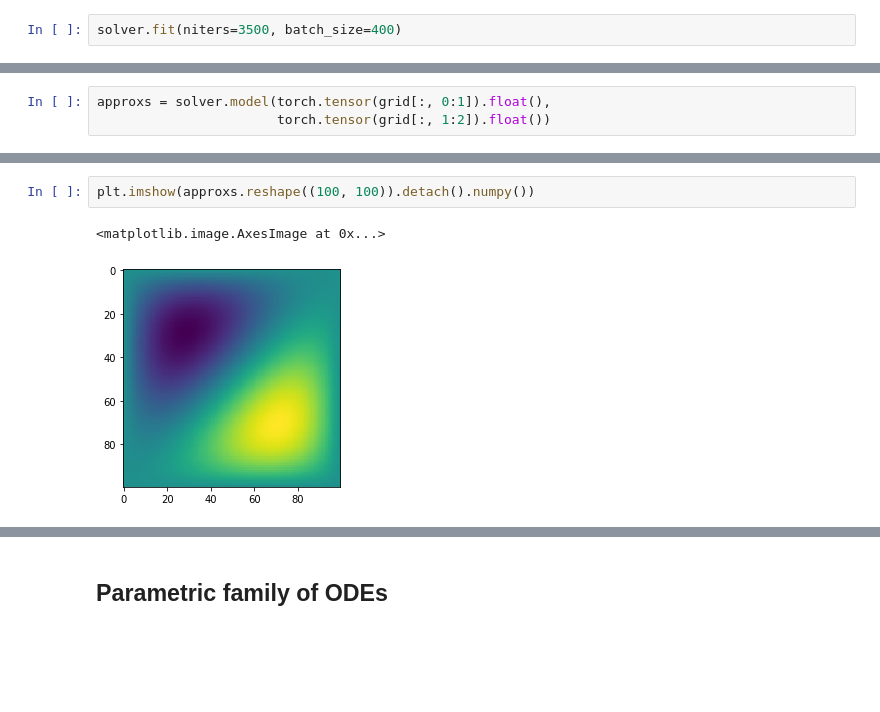
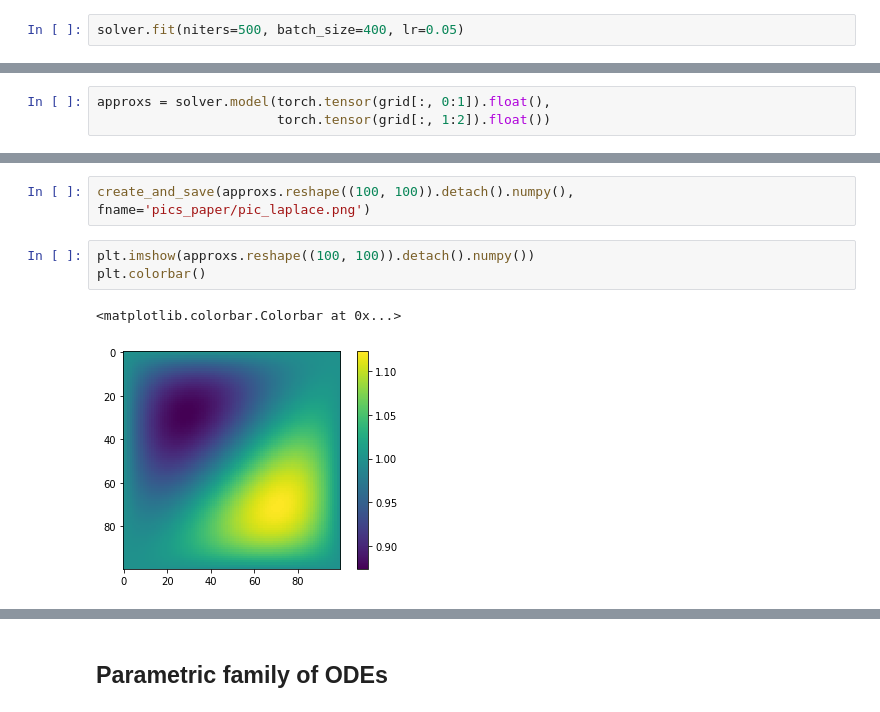
Before and after one commit to analysiscenter/pydens, a Jupyter notebook: examples/_torch_examples.ipynb, the cells around one changed output, grey strips where cells are left out. Cells and saved outputs as stored; diff of their text form; blank space fills up the shorter version.

```diff
--- a/examples/_torch_examples.ipynb
+++ b/examples/_torch_examples.ipynb
@@ -38,7 +79,7 @@ def pde(f, x, y):
 # %%
 solver = Solver(pde, ndims=2, boundary_condition=1)
 # %%
-solver.fit(niters=3500, batch_size=400)
+solver.fit(niters=500, batch_size=400, lr=0.05)
 # %%
 def cart_prod(*arrs):
     """ Get array of cartesian tuples from arbitrary number of arrays.
@@ -54,5 +141,8 @@ approxs = solver.model(torch.tensor(grid[:, 0:1]).float(),
+# %%
+create_and_save(approxs.reshape((100, 100)).detach().numpy(), fname='pics_paper/pic_laplace.png')
 # %%
 plt.imshow(approxs.reshape((100, 100)).detach().numpy())
+plt.colorbar()
 # %% [output]
-<matplotlib.image.AxesImage at 0x...>
+<matplotlib.colorbar.Colorbar at 0x...>
-[figure, old version]
+[figure, new version]
```
Also changed, not shown: parts of 61 cells of this notebook, 2 other files.
